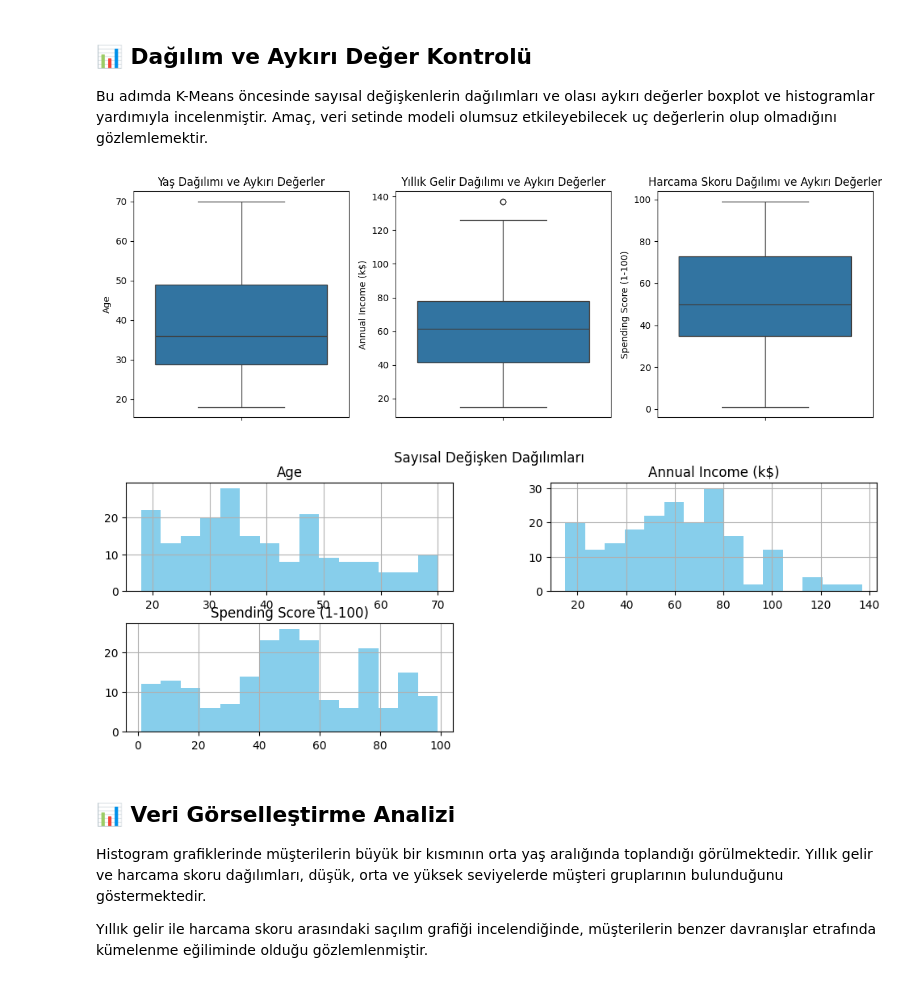
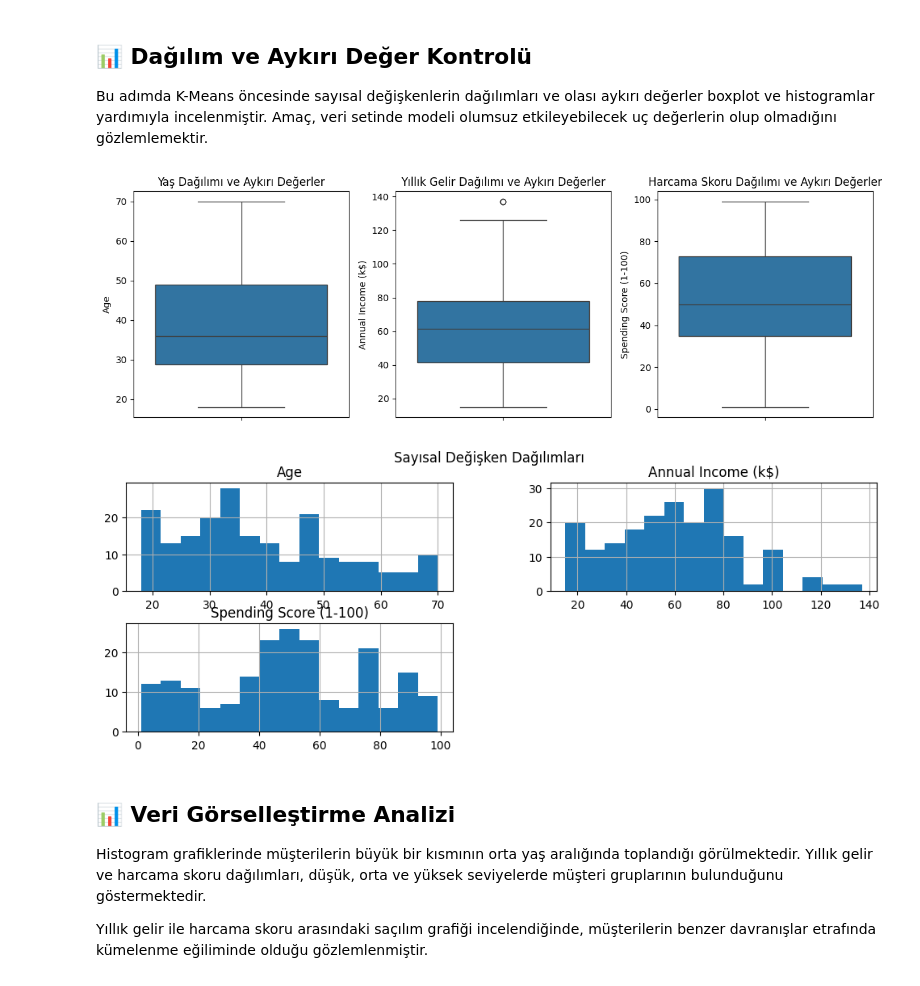
Before and after one commit to hafizecim/Mall-Customer-Segmentation-with-K-Means, a Jupyter notebook: mall_customer_segmentation.ipynb, the cells around one changed output. Cells and saved outputs as stored; diff of their text form; code cells hidden in the pictures.

```diff
--- a/mall_customer_segmentation.ipynb
+++ b/mall_customer_segmentation.ipynb
@@ -181,33 +172,35 @@ gözlemlemektir.
 # %%
 # 📊 Dağılım ve Aykırı Değer Kontrolü
 
 import matplotlib.pyplot as plt
 import seaborn as sns
 
-# Boxplot: Aykırı değerleri kontrol etmek için
 plt.figure(figsize=(12,4))
+
 plt.subplot(1,3,1)
-sns.boxplot(y=df_clean['Age'])
+sns.boxplot(y=df_model['Age'])
 plt.title('Yaş Dağılımı ve Aykırı Değerler')
 
 plt.subplot(1,3,2)
-sns.boxplot(y=df_clean['Annual Income (k$)'])
+sns.boxplot(y=df_model['Annual Income (k$)'])
 plt.title('Yıllık Gelir Dağılımı ve Aykırı Değerler')
 
 plt.subplot(1,3,3)
-sns.boxplot(y=df_clean['Spending Score (1-100)'])
+sns.boxplot(y=df_model['Spending Score (1-100)'])
 plt.title('Harcama Skoru Dağılımı ve Aykırı Değerler')
 
 plt.tight_layout()
 plt.show()
 
-# Histogram: Dağılımları görselleştirme
-df_clean[['Age','Annual Income (k$)','Spending Score (1-100)']].hist(figsize=(12,4), bins=15, color='skyblue')
+# Histogramlar
+df_model[['Age','Annual Income (k$)','Spending Score (1-100)']] \
+    .hist(figsize=(12,4), bins=15)
+
 plt.suptitle('Sayısal Değişken Dağılımları')
 plt.show()
 # %% [output]
 [figure]
-[figure, old version]
+[figure, new version]
 # %% [markdown]
 ## 📊 Veri Görselleştirme Analizi
 Histogram grafiklerinde müşterilerin büyük bir kısmının orta yaş
```
Also changed, not shown: parts of 4 cells of this notebook.
